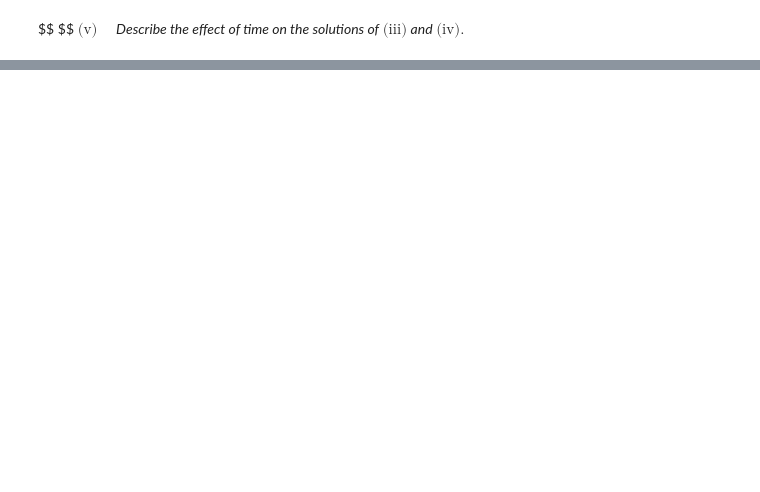
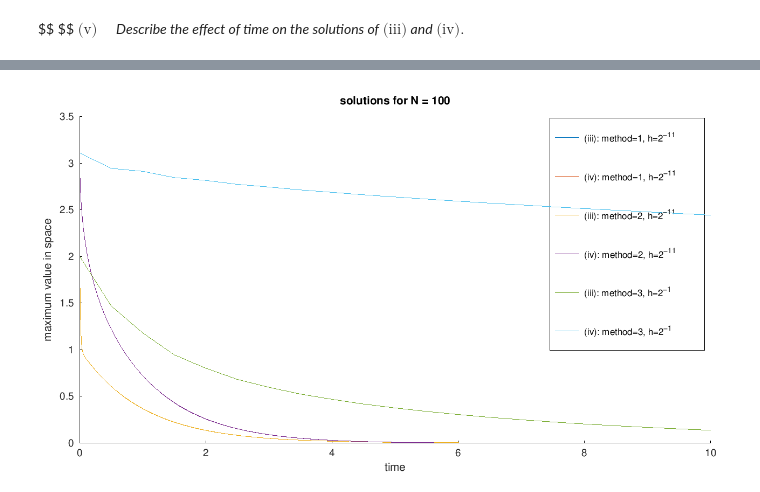
Before and after one commit to maxstollmayer/Advanced-Numerical-Analysis-Course, a Jupyter notebook: exercise52.ipynb, the cells around one changed output, grey strips where cells are left out. Saved outputs shown, nothing was run; the diff lists cells and outputs as text; code cells hidden in the pictures; blank space fills up the shorter version.

```diff
--- a/exercise52.ipynb
+++ b/exercise52.ipynb
@@ -196,0 +254,18 @@ $\textrm{(v)} \quad$ *Describe the effect of time on the solutions of* $\textrm{
+# %%
+N = 100;
+hold on;
+for i = 1 : length(triples)
+    if triples(i,1) == N
+        displayname_iii = sprintf("(iii): method=%d, h=2^{-%d}", triples(i,2), triples(i,3));
+        displayname_iv = sprintf("(iv): method=%d, h=2^{-%d}", triples(i,2), triples(i,3));
+        plot(t{i}, max(approx_iii{i}), "displayname", displayname_iii);
+        plot(t{i}, max(approx_iv{i}), "displayname", displayname_iv);
+    endif
+endfor
+title_string = sprintf("solutions for N = %d", N);
+title(title_string);
+xlabel("time");
+ylabel("maximum value in space");
+legend();
+# %% [output]
+[figure, added]
```
Also changed, not shown: parts of 21 cells of this notebook, 3 other files.
